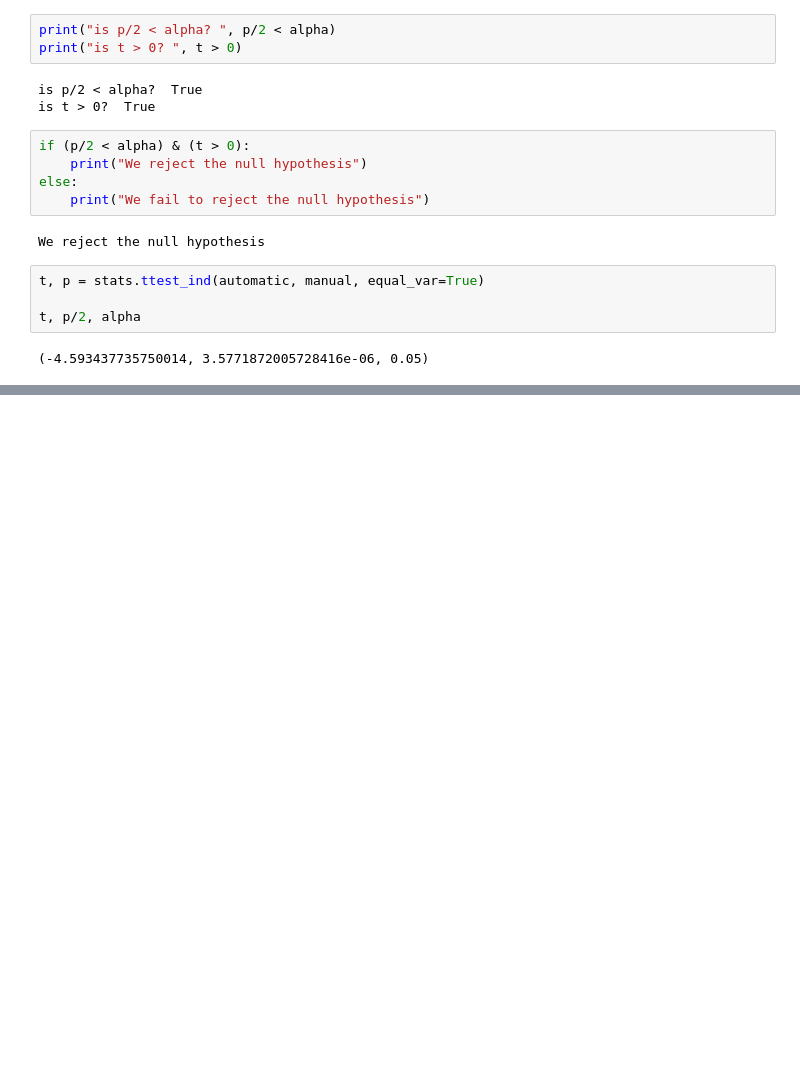
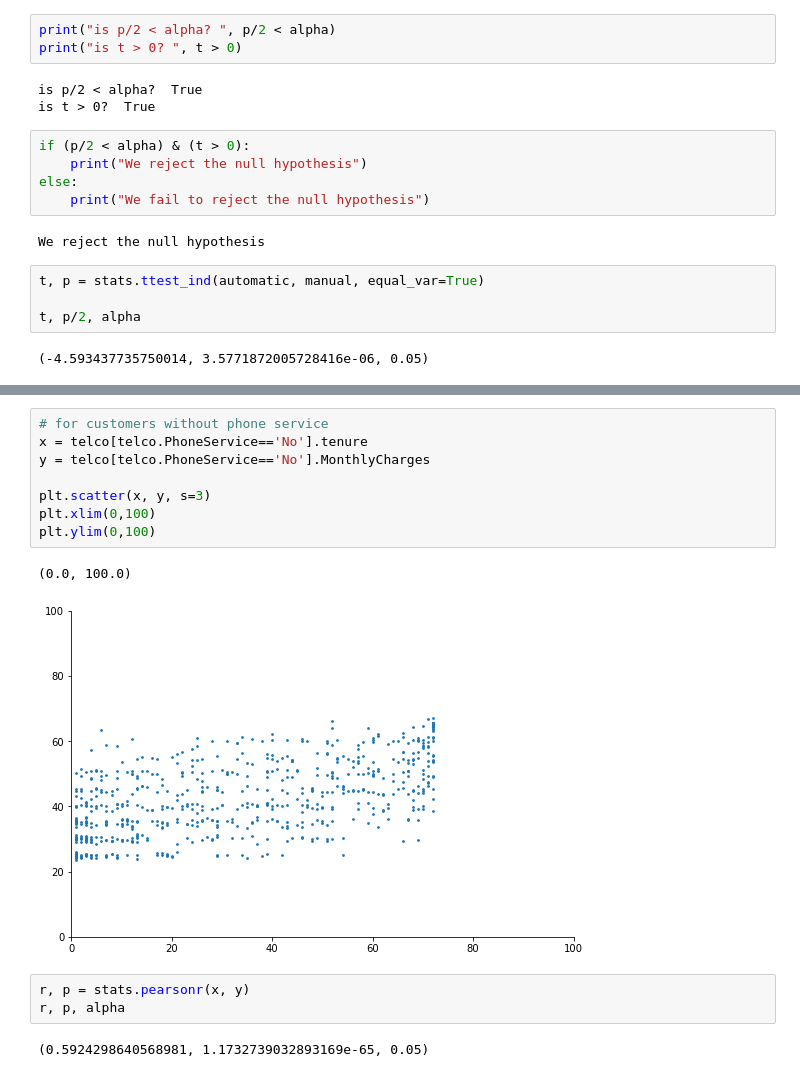
Before and after one commit to DesireeMcElroy/statistics-exercises, a Jupyter notebook: hypothesis_testing.ipynb, the cells around one changed output, grey strips where cells are left out. Drawn from its saved outputs; the diff is of its cells as text; blank space fills up the shorter version.

```diff
--- a/hypothesis_testing.ipynb
+++ b/hypothesis_testing.ipynb
@@ -278,0 +363,16 @@ t, p/2, alpha
+# %%
+# for customers without phone service
+x = telco[telco.PhoneService=='No'].tenure
+y = telco[telco.PhoneService=='No'].MonthlyCharges
+
+plt.scatter(x, y, s=3)
+plt.xlim(0,100)
+plt.ylim(0,100)
+# %% [output]
+(0.0, 100.0)
+[figure, added]
+# %%
+r, p = stats.pearsonr(x, y)
+r, p, alpha
+# %% [output]
+(0.5924298640568981, 1.1732739032893169e-65, 0.05)
```
Also changed, not shown: parts of 47 cells of this notebook.
